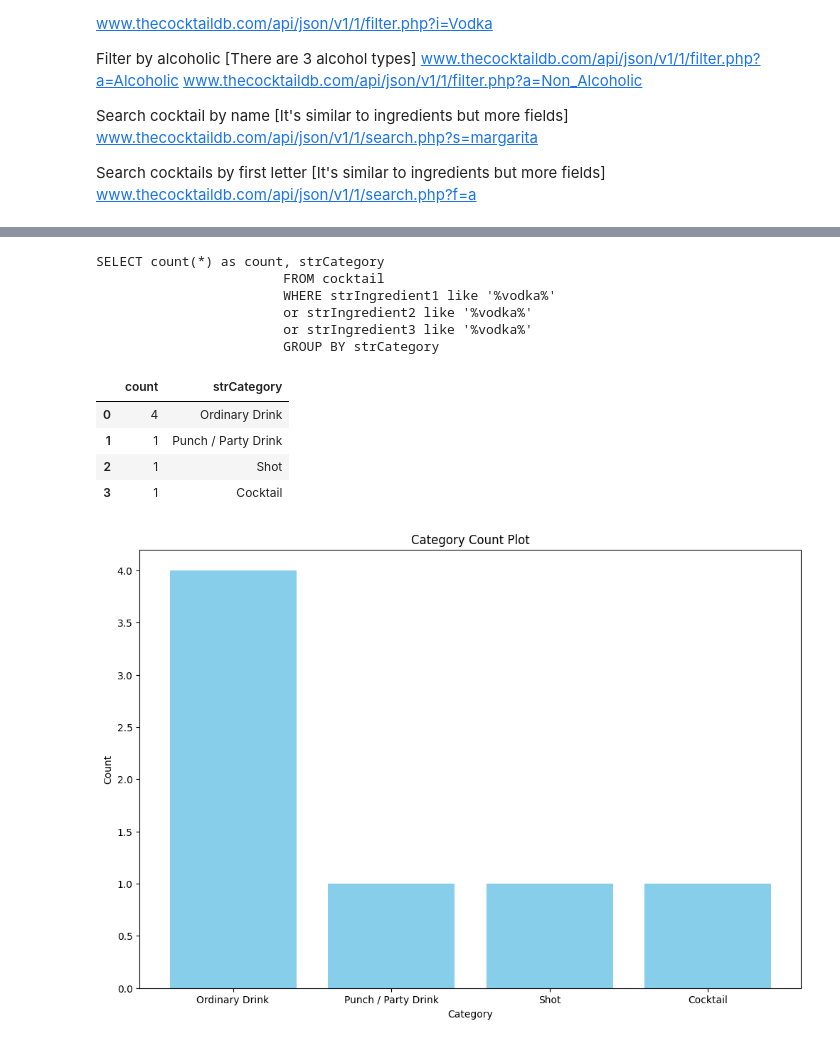
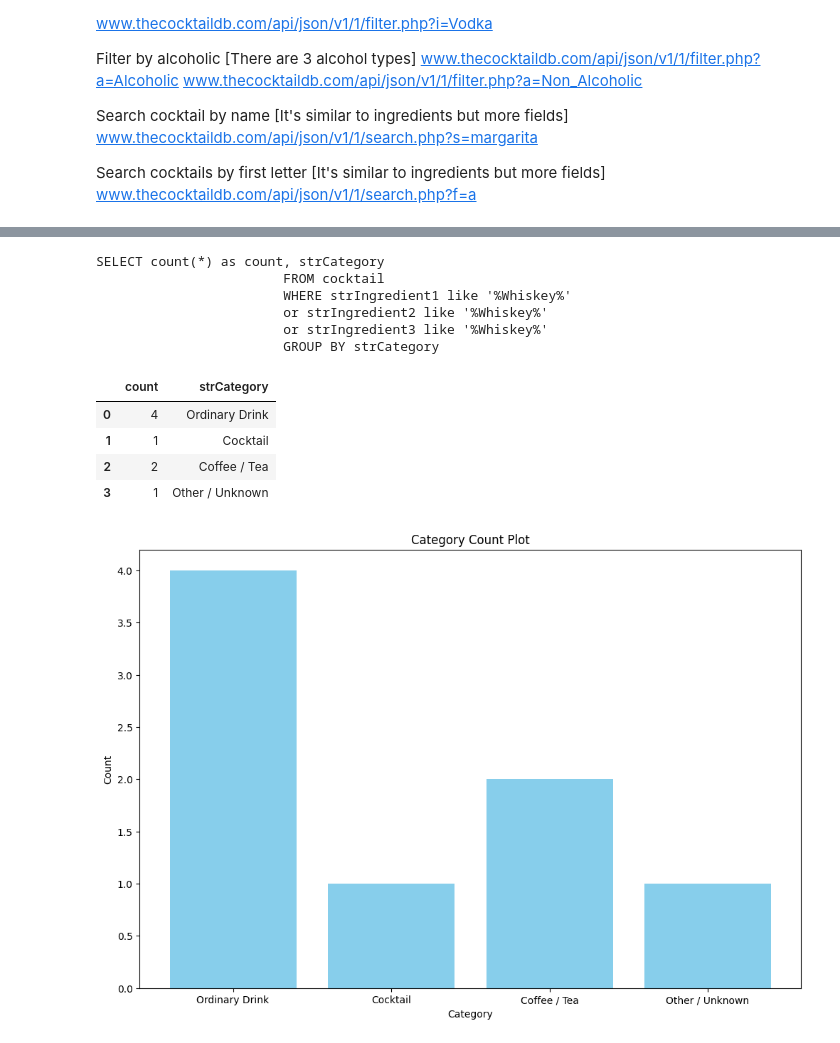
Before and after one commit to mmoran90/ADS507, a Jupyter notebook: alc.ipynb, the cells around one changed output, grey strips where cells are left out. Drawn from its saved outputs; the diff is of its cells as text; code cells hidden in the pictures.

Commit message:
Add a new query relationship from Marvin csv tables

```diff
--- a/alc.ipynb
+++ b/alc.ipynb
@@ -283,6 +321,7 @@ if __name__ == "__main__":
 # %%
-global_user_input
+
 # create view from the result in where ingredient in a  and count it in query.. plot it
+# Query by Category
 plot_query = text(f"""SELECT count(*) as count, strCategory
                         FROM cocktail
                         WHERE strIngredient1 like '%{global_user_input}%'
@@ -300,23 +339,23 @@ df_query
 # %% [output]
 SELECT count(*) as count, strCategory
                         FROM cocktail
-                        WHERE strIngredient1 like '%vodka%'
-                        or strIngredient2 like '%vodka%'
-                        or strIngredient3 like '%vodka%'
+                        WHERE strIngredient1 like '%Whiskey%'
+                        or strIngredient2 like '%Whiskey%'
+                        or strIngredient3 like '%Whiskey%'
                         GROUP BY strCategory
 |  | count | strCategory |
 | 0 | 4 | Ordinary Drink |
-| 1 | 1 | Punch / Party Drink |
-| 2 | 1 | Shot |
-| 3 | 1 | Cocktail |
+| 1 | 1 | Cocktail |
+| 2 | 2 | Coffee / Tea |
+| 3 | 1 | Other / Unknown |
 # %%
-# Plotting the bar chart
-plt.figure(figsize=(12, 8))
+# Plotting the bar chart by Category
+fig = plt.figure(figsize=(12, 8))
 # Pivot the DataFrame to prepare for grouped bar chart
 plt.bar(df_query['strCategory'], df_query['count'], color='skyblue')
 plt.xlabel('Category')
 plt.ylabel('Count')
 plt.title('Category Count Plot')
 plt.show()
 # %% [output]
-[figure, old version]
+[figure, new version]
```
Also changed, not shown: parts of 13 cells of this notebook, 5 other files.
